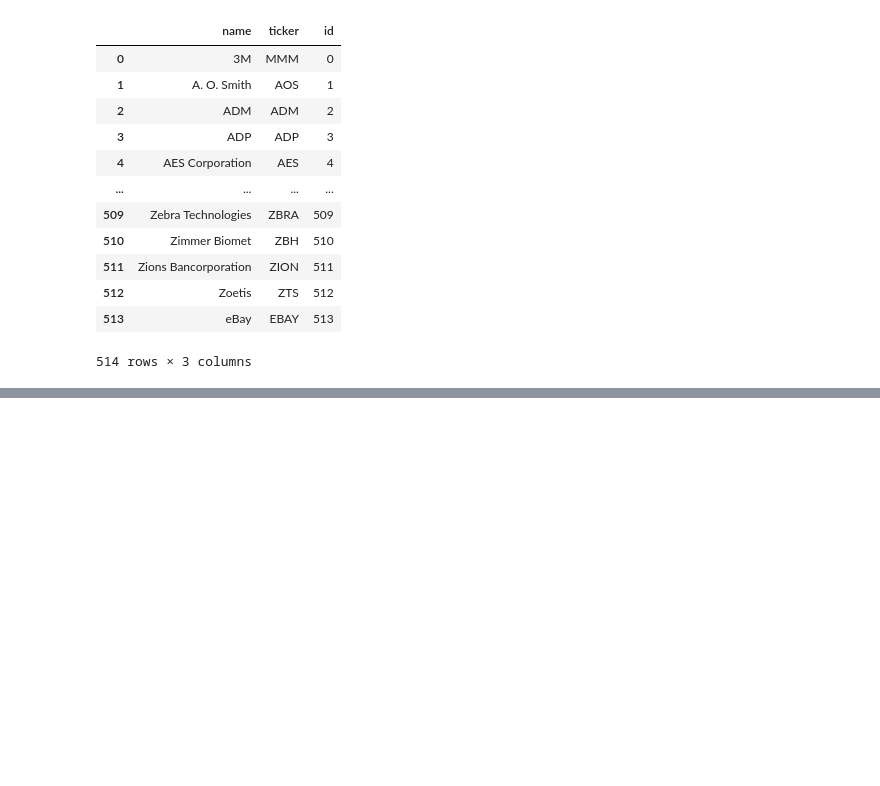
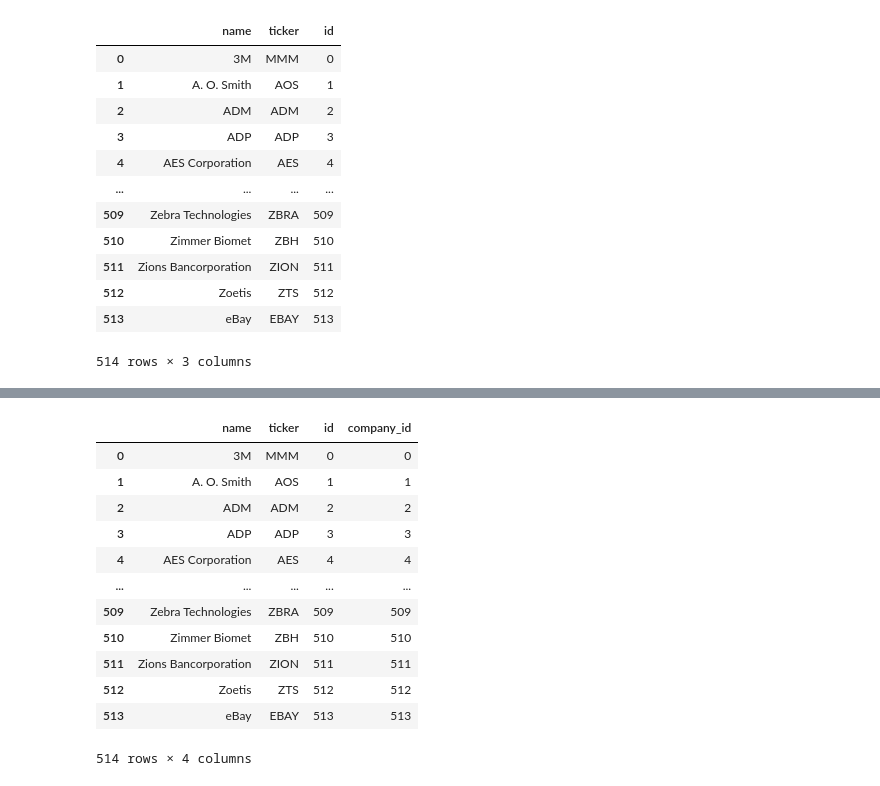
Before and after one commit to JoaoAndre-RosaTeixeira/financial_brief, a Jupyter notebook: pages/Requete_sql_simplon.ipynb, the cells around one changed output, grey strips where cells are left out. Saved outputs shown, nothing was run; the diff lists cells and outputs as text; code cells hidden in the pictures; blank space fills up the shorter version.

```diff
--- a/pages/Requete_sql_simplon.ipynb
+++ b/pages/Requete_sql_simplon.ipynb
@@ -425,8 +457,24 @@ nasdaq.head()
 # %%
 #populate the exchange_id column : assign the correct exchange_id for each stock in the security table:
 # the exchange_id of the nyse stocks will be 1300
 #YOUR CODE
+security_table_dict = security_table.name.map(company_id_mapper)
+security_table["company_id"] = security_table_dict
 security_table
+# %% [output]
+|  | name | ticker | id | company_id |
+| 0 | 3M | MMM | 0 | 0 |
+| 1 | A. O. Smith | AOS | 1 | 1 |
+| 2 | ADM | ADM | 2 | 2 |
+| 3 | ADP | ADP | 3 | 3 |
+| 4 | AES Corporation | AES | 4 | 4 |
+| ... | ... | ... | ... | ... |
+| 509 | Zebra Technologies | ZBRA | 509 | 509 |
+| 510 | Zimmer Biomet | ZBH | 510 | 510 |
+| 511 | Zions Bancorporation | ZION | 511 | 511 |
+| 512 | Zoetis | ZTS | 512 | 512 |
+| 513 | eBay | EBAY | 513 | 513 |
+514 rows × 4 columns
 # %%
 #populate the exchange_id column : assign the correct exchange_id for each stock in the security table:
 # the exchange_id of  will be 1300 for the nyse stocks and 367 for the nasdaq stocks
```
Also changed, not shown: parts of 8 cells of this notebook, 3 other files.
